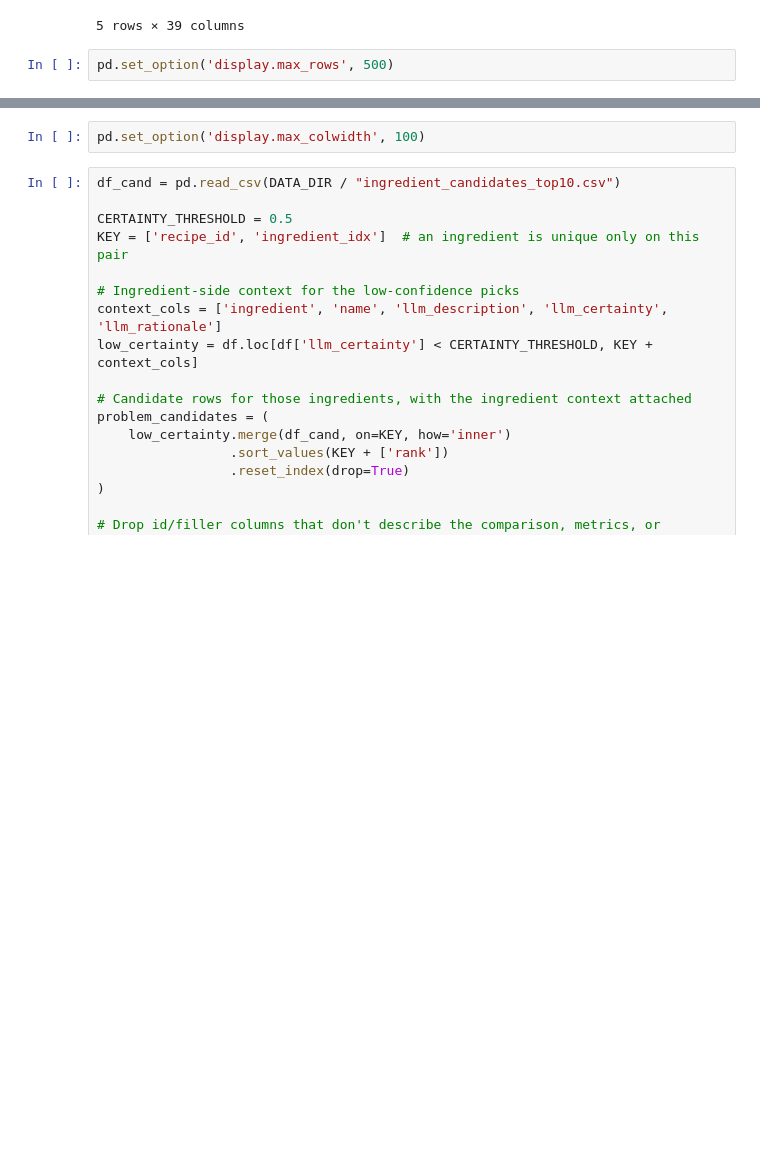
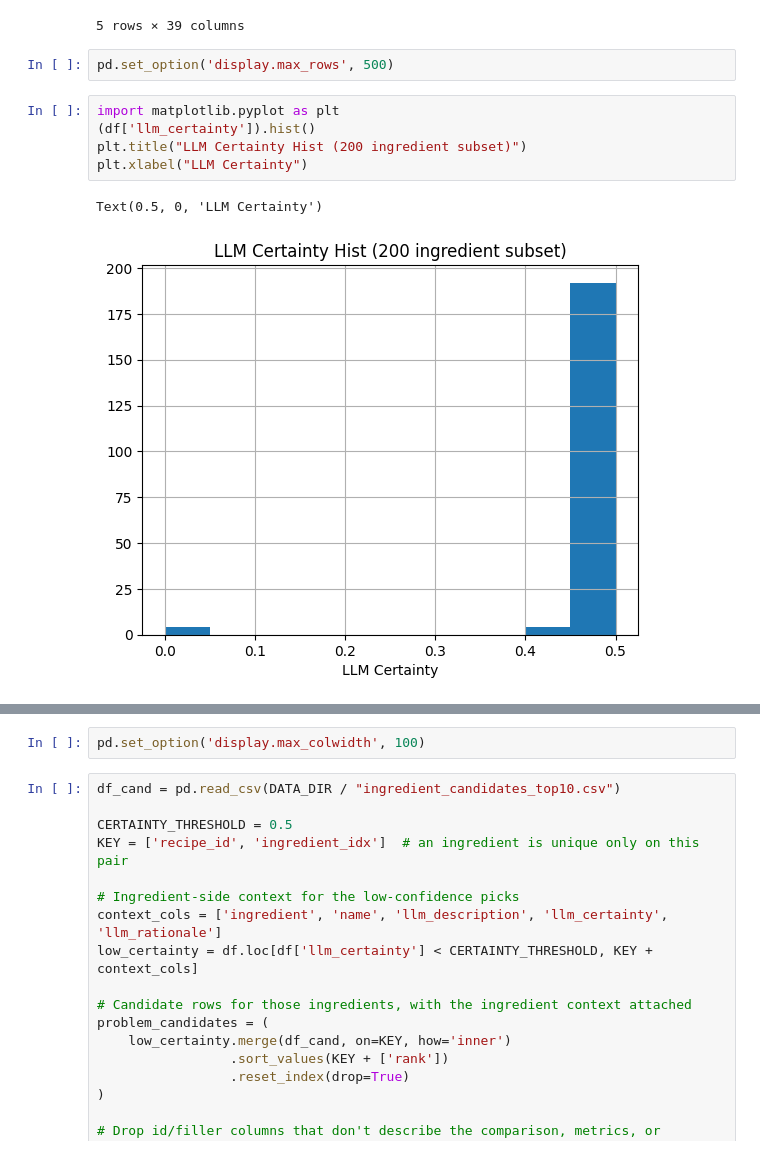
Before and after one commit to dcosta224/Capstone, a Jupyter notebook: scratch/llm_view.ipynb, the cells around one changed output, grey strips where cells are left out. Drawn from its saved outputs; the diff is of its cells as text; blank space fills up the shorter version.

```diff
--- a/scratch/llm_view.ipynb
+++ b/scratch/llm_view.ipynb
@@ -23,6 +23,14 @@ df.head()
 5 rows × 39 columns
 # %%
 pd.set_option('display.max_rows', 500)
+# %%
+import matplotlib.pyplot as plt
+(df['llm_certainty']).hist()
+plt.title("LLM Certainty Hist (200 ingredient subset)")
+plt.xlabel("LLM Certainty")
+# %% [output]
+Text(0.5, 0, 'LLM Certainty')
+[figure, added]
 # %%
 short_cols = ['ingredient', 'name', 'preparation', 'dequantified', 'llm_description','llm_certainty', 'llm_rationale']
 
```
Also changed, not shown: parts of 3 cells of this notebook, 4 other files.
